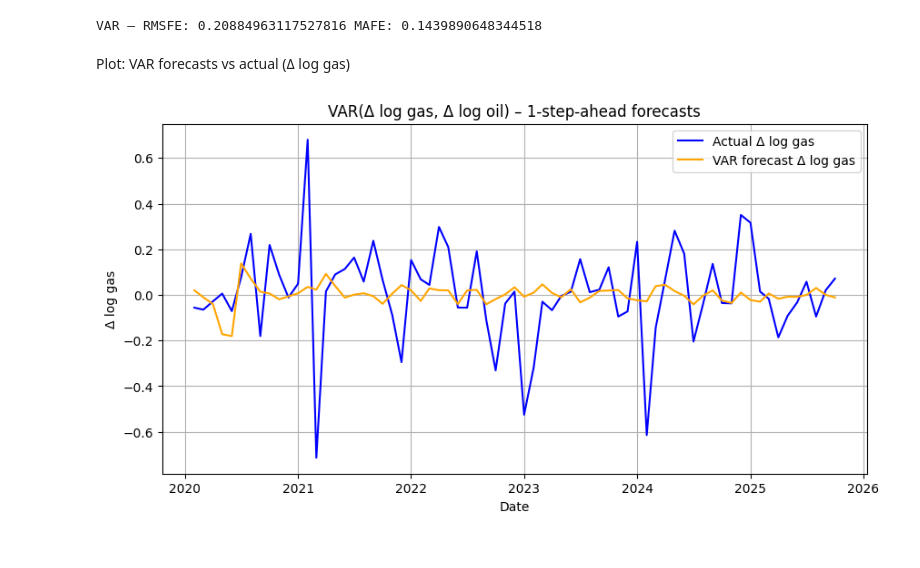
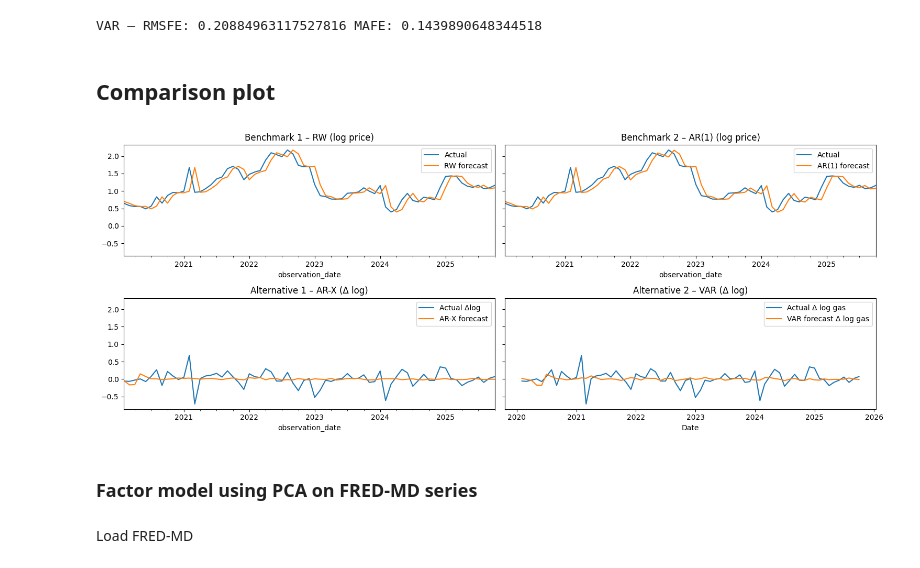
Before and after one commit to StefaniaLavarda/Time_Series_Project, a Jupyter notebook: eda.ipynb, the cells around one changed output. Saved outputs shown, nothing was run; the diff lists cells and outputs as text; code cells hidden in the pictures.

```diff
--- a/eda.ipynb
+++ b/eda.ipynb
@@ -606,19 +604,45 @@ rmsfe_var, mafe_var = forecast_metrics(a_var_gas, f_var_gas)
 print("VAR – RMSFE:", rmsfe_var, "MAFE:", mafe_var)
 # %% [output]
 VAR – RMSFE: 0.20884963117527816 MAFE: 0.1439890648344518
-# %% [markdown]
-Plot: VAR forecasts vs actual (Δ log gas)
-# %%
-import matplotlib.pyplot as plt
-
-plt.figure(figsize=(10,5))
-plt.plot(a_var_gas.index, a_var_gas.values, label="Actual Δ log gas", color="blue")
-plt.plot(f_var_gas.index, f_var_gas.values, label="VAR forecast Δ log gas", color="orange")
-plt.title("VAR(Δ log gas, Δ log oil) – 1-step-ahead forecasts")
-plt.xlabel("Date")
-plt.ylabel("Δ log gas")
-plt.legend()
-plt.grid(True)
-plt.show()
-# %% [output]
-[figure, removed]
+# %% [markdown]
+## Comparison plot
+# %%
+fig, ax = plt.subplots(2, 2, figsize=(15, 6), sharey=True)
+
+# Top-left: RW benchmark
+a_rw_nodrift.plot(ax=ax[0, 0], label="Actual")
+f_rw_nodrift.plot(ax=ax[0, 0], label="RW forecast")
+ax[0, 0].set_title("Benchmark 1 – RW (log price)")
+ax[0, 0].legend()
+
+# Top-right: AR(1) benchmark
+a_ar1.plot(ax=ax[0, 1], label="Actual")
+f_ar1.plot(ax=ax[0, 1], label="AR(1) forecast")
+ax[0, 1].set_title("Benchmark 2 – AR(1) (log price)")
+ax[0, 1].legend()
+
+# Bottom-left: AR-X
+a_arx.plot(ax=ax[1, 0], label="Actual Δlog")
+f_arx.plot(ax=ax[1, 0], label="AR-X forecast")
+ax[1, 0].set_title("Alternative 1 – AR-X (Δ log)")
+ax[1, 0].legend()
+
+# Bottom-right: VAR
+ax[1, 1].plot(a_var_gas.index, a_var_gas.values, label="Actual Δ log gas")
+ax[1, 1].plot(f_var_gas.index, f_var_gas.values, label="VAR forecast Δ log gas")
+ax[1, 1].set_title("Alternative 2 – VAR (Δ log)")
+ax[1, 1].set_xlabel("Date")
+ax[1, 1].set_ylabel("Δ log gas")
+ax[1, 1].legend()
+
+# Add more vertical spacing
+plt.subplots_adjust(hspace=1)  # increase space between rows
+
+plt.tight_layout()
+plt.show()
+# %% [output]
+[figure, added]
+# %% [markdown]
+### Factor model using PCA on FRED-MD series
+# %% [markdown]
+Load FRED-MD
```
Also changed, not shown: parts of 29 cells of this notebook.
